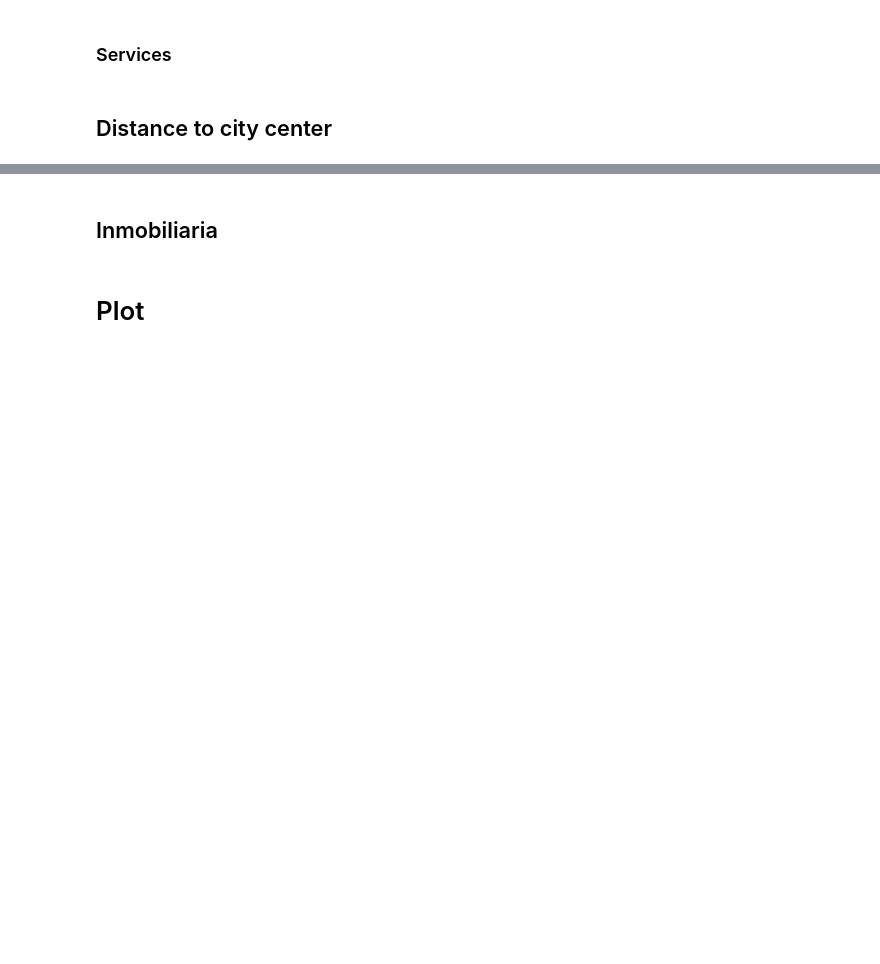
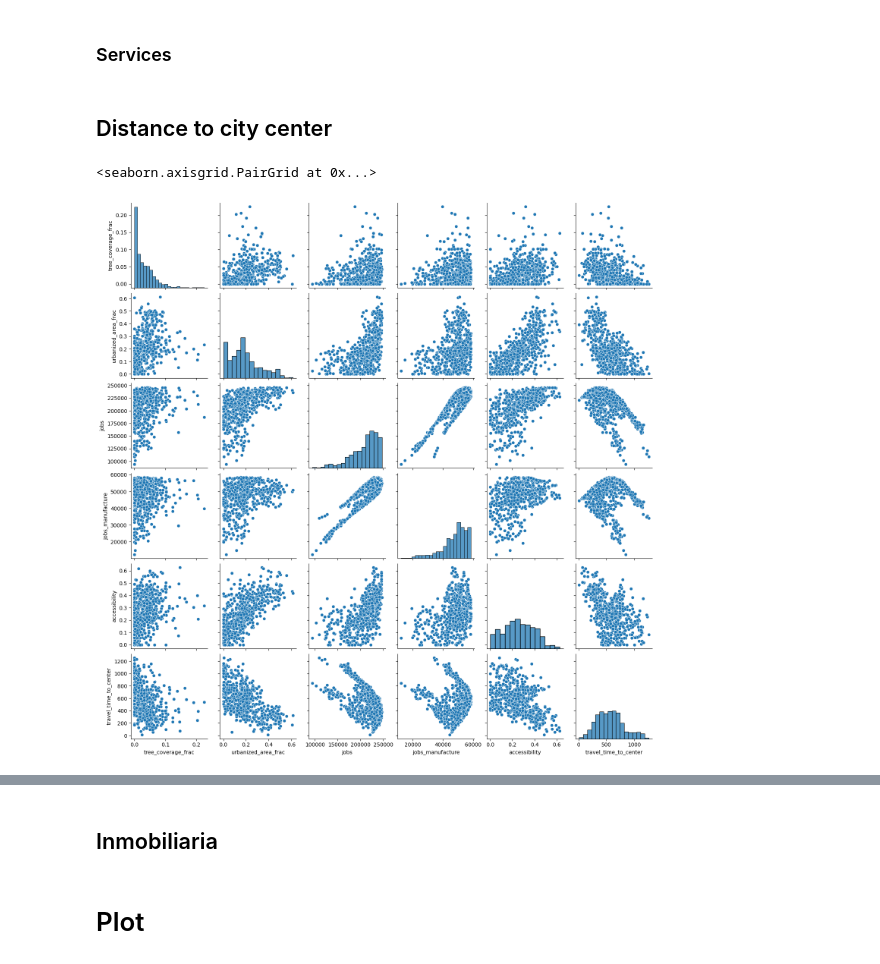
Before and after one commit to RodolfoFigueroa/housing_choice, a Jupyter notebook: 05_col_stats.ipynb, the cells around one changed output, grey strips where cells are left out. Saved outputs shown, nothing was run; the diff lists cells and outputs as text; code cells hidden in the pictures; blank space fills up the shorter version.

```diff
--- a/05_col_stats.ipynb
+++ b/05_col_stats.ipynb
@@ -194,18 +204,42 @@ with engine.connect() as conn:
         WHERE cve_met = '02.2.03'
         """,
         conn,
-        geom_col="geometry"
+        geom_col="geometry",
     ).to_crs("EPSG:6372")
 # %%
-g = ox.graph_from_bbox(df_col.assign(geometry=lambda df: df["geometry"].buffer(5000)).to_crs("EPSG:4326").total_bounds)
+g = ox.graph_from_bbox(
+    df_col.assign(geometry=lambda df: df["geometry"].buffer(5000))
+    .to_crs("EPSG:4326")
+    .total_bounds,
+)
 g = ox.add_edge_speeds(g)
 g = ox.add_edge_travel_times(g)
 # %%
 cent = df_col.centroid.to_crs("EPSG:4326")
 col_nodes = ox.nearest_nodes(g, cent.x, cent.y)
 
-city_center_node = ox.nearest_nodes(g, city_center.to_crs("EPSG:4326")["geometry"].x, city_center.to_crs("EPSG:4326")["geometry"].y)[0]
+city_center_node = ox.nearest_nodes(
+    g,
+    city_center.to_crs("EPSG:4326")["geometry"].x,
+    city_center.to_crs("EPSG:4326")["geometry"].y,
+)[0]
 # %%
-shortest_paths = ox.shortest_path(g, col_nodes, [city_center_node] * len(col_nodes), weight="travel_time", cpus=8)
-travel_times = [ox.routing.route_to_gdf(g, path, weight="travel_time")["travel_time"].sum() if path is not None else np.nan for path in shortest_paths]  # ty:ignore[invalid-argument-type]
+shortest_paths = ox.shortest_path(
+    g,
+    col_nodes,
+    [city_center_node] * len(col_nodes),
+    weight="travel_time",
+    cpus=8,
+)
+travel_times = [
+    ox.routing.route_to_gdf(g, path, weight="travel_time")["travel_time"].sum()
+    if path is not None
+    else np.nan
+    for path in shortest_paths
+]
 df_col = df_col.assign(travel_time_to_center=travel_times)
+# %%
+sns.pairplot(df_col.drop(columns=["geometry"]))
+# %% [output]
+<seaborn.axisgrid.PairGrid at 0x...>
+[figure, added]
```
Also changed, not shown: parts of 11 cells of this notebook, 5 other files.
